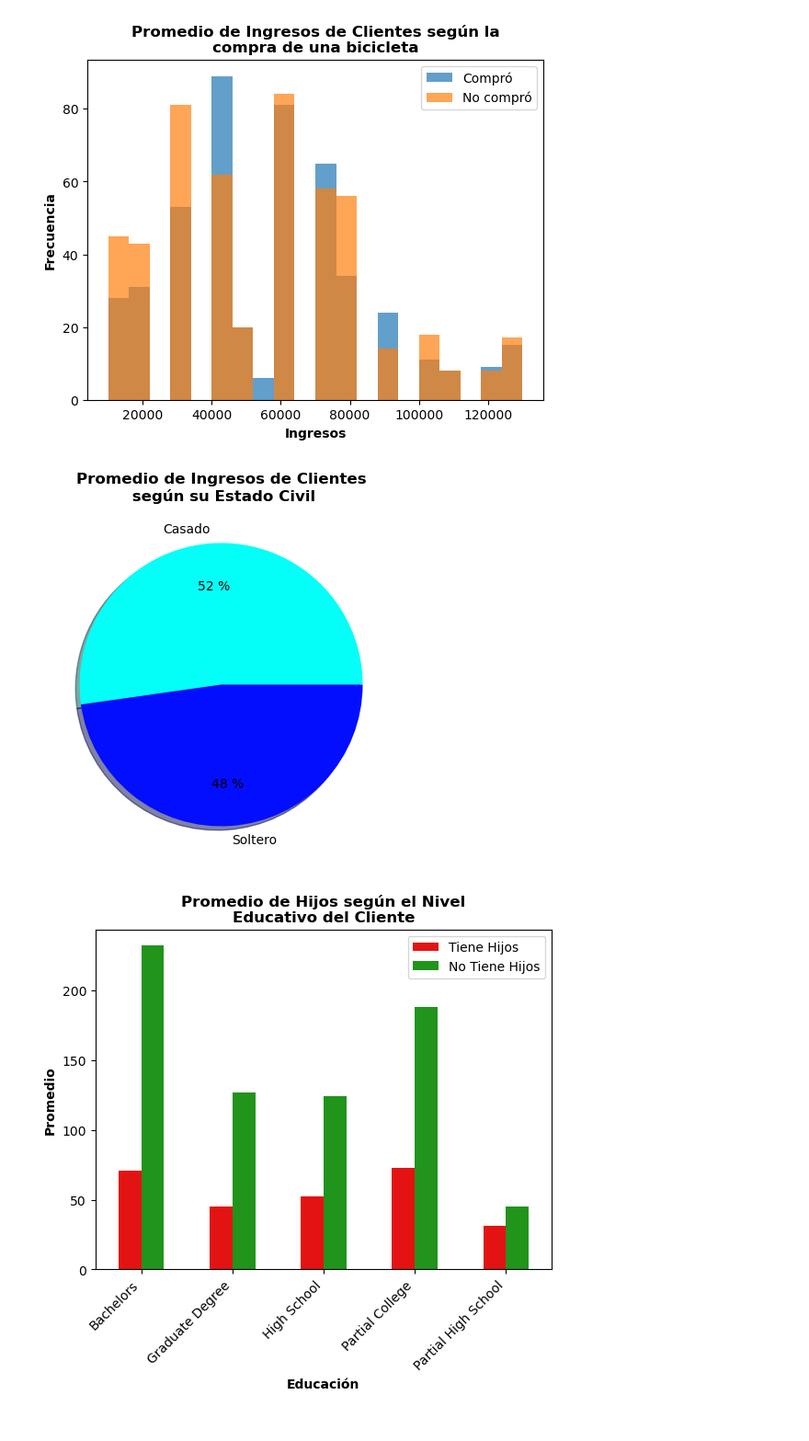
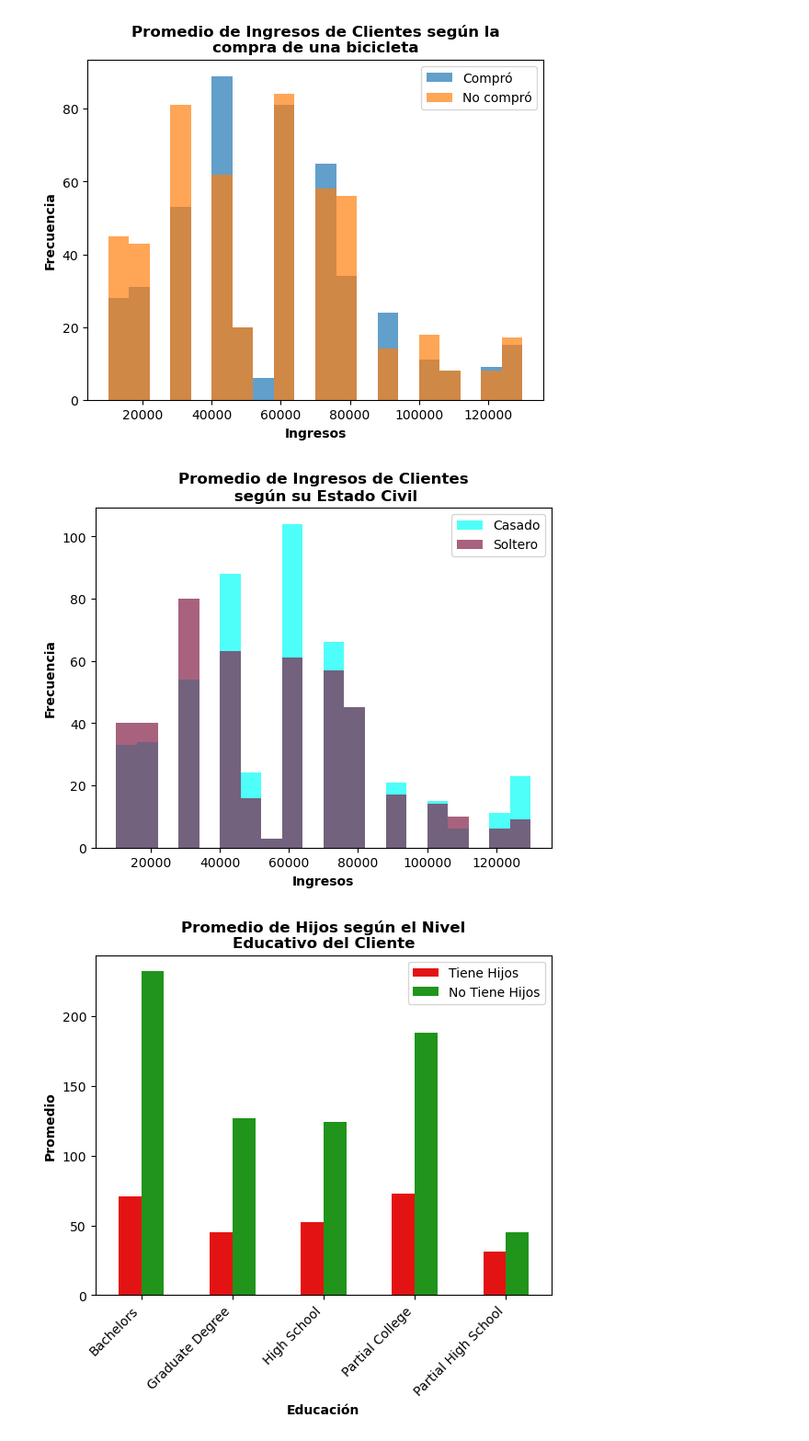
Before and after one commit to ZoroAZ/FDS-2023-1-CC52, a Jupyter notebook: code/Gráficos.ipynb, the cells around one changed output. Shown at 92% size. Drawn from its saved outputs; the diff is of its cells as text; code cells hidden in the pictures.

```diff
--- a/code/Gráficos.ipynb
+++ b/code/Gráficos.ipynb
@@ -32,14 +30,18 @@ plt.show()
 # %% [output]
 [figure]
 # %%
-MS_prom = data.groupby(['Marital Status'])['Income'].mean()
+MS_prom = data.groupby(['Marital Status'])['Income']
 
-plt.figure(figsize =(10, 5))
-plt.pie(MS_prom, labels = ['Casado', 'Soltero'], autopct='%.0f %%', pctdistance = 0.7, shadow = True, colors = ['#03FFF7', '#030EFF'])
+plt.hist(MS_prom.get_group('Married'), bins=bins, alpha=alpha, label='Casado', color='#03FFF7')
+plt.hist(MS_prom.get_group('Single'), bins=bins, alpha=alpha, label='Soltero', color='#842048')
+
 plt.title('Promedio de Ingresos de Clientes\n según su Estado Civil', weight = 'bold')
+plt.xlabel('Ingresos', weight='bold')
+plt.ylabel('Frecuencia', weight='bold')
+plt.legend()
 plt.show()
 # %% [output]
-[figure, old version]
+[figure, new version]
 # %%
 data['Con_hijos'] = np.where(data['Children'] != 0.0, 'Si', 'No')
 Hijos_prom = data[['Education', 'Con_hijos']]
```
Also changed, not shown: parts of 1 cell of this notebook.
